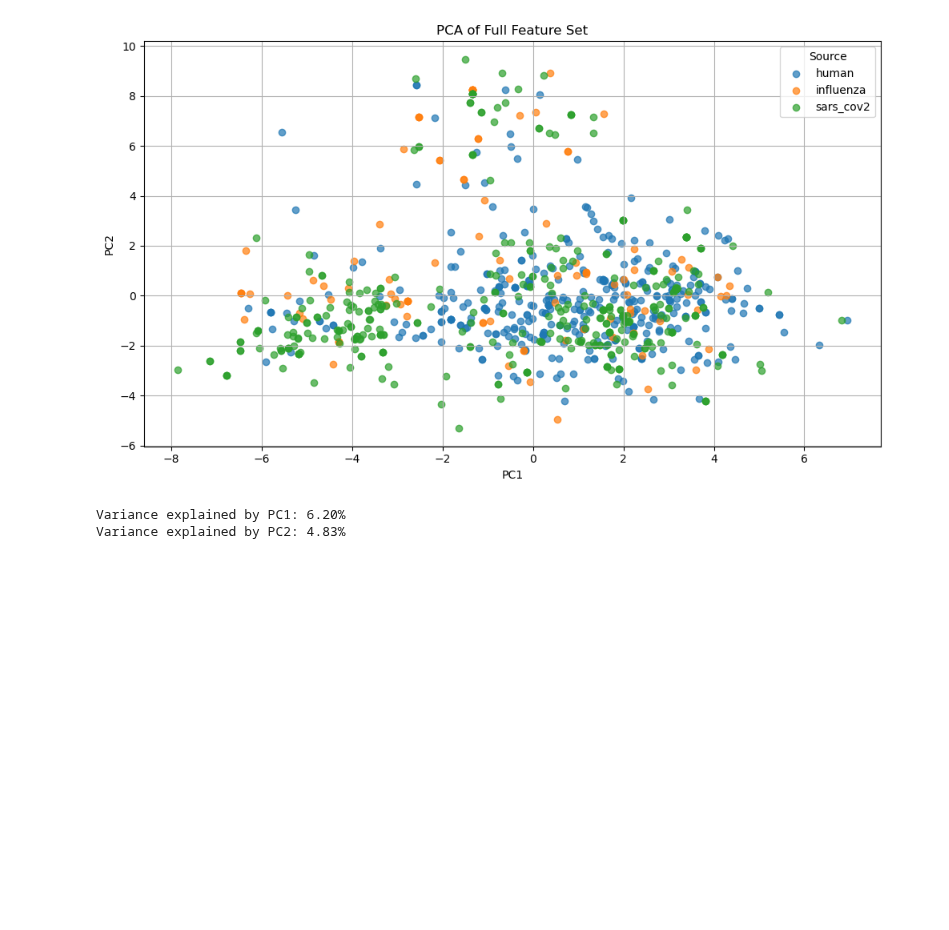
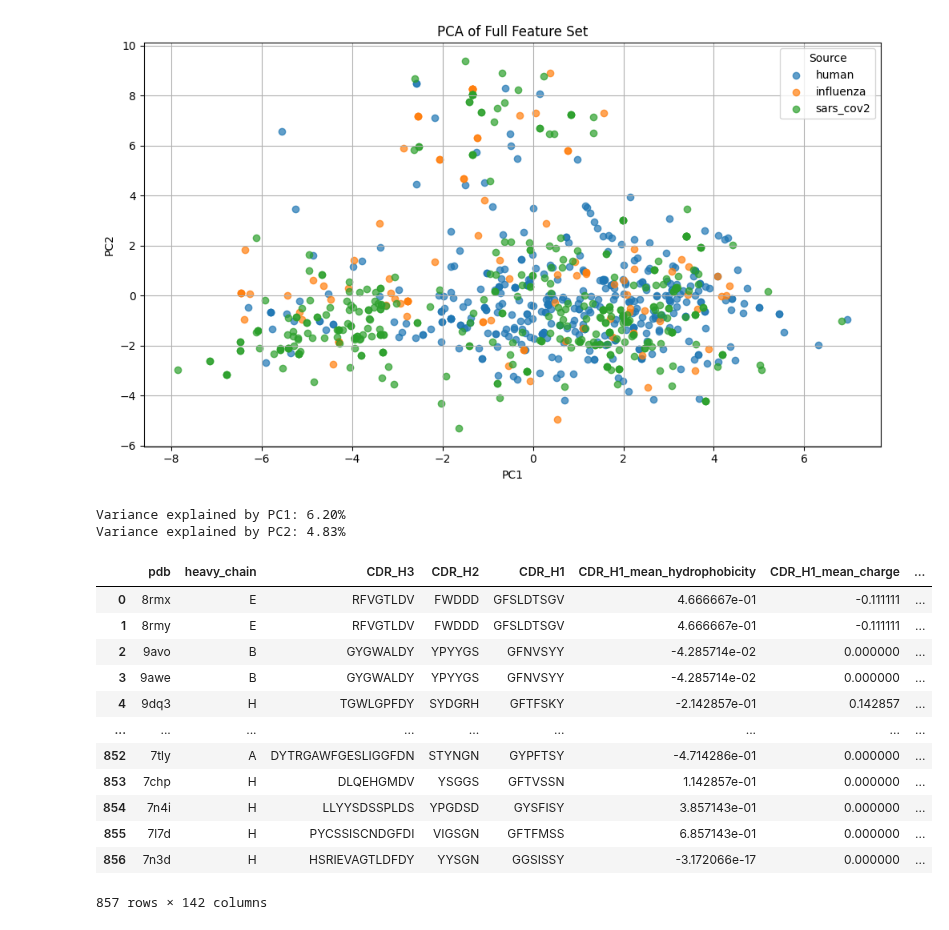
Before and after one commit to datascience-2025-group4/group04-team02, a Jupyter notebook: dataanalysis/05_PCA.ipynb, the cells around one changed output. Cells and saved outputs as stored; diff of their text form; code cells hidden in the pictures; blank space fills up the shorter version.

```diff
--- a/dataanalysis/05_PCA.ipynb
+++ b/dataanalysis/05_PCA.ipynb
@@ -50,3 +50,26 @@ print(f"Variance explained by PC2: {explained[1]:.2%}")
 [figure]
 Variance explained by PC1: 6.20%
 Variance explained by PC2: 4.83%
+# %%
+import pandas as pd
+
+# Beispiel: DataFrame laden
+df_nm = pd.read_csv("all_data_normalized.tsv", sep="\t")
+
+# Wir kombinieren alle 3 Sequenzen
+df_nm["CDR_all"] = df_nm["CDR_H1"].astype(str) + df_nm["CDR_H2"].astype(str) + df_nm["CDR_H3"].astype(str)
+df_nm
+# %% [output]
+|  | pdb | heavy_chain | CDR_H3 | CDR_H2 | CDR_H1 | CDR_H1_mean_hydrophobicity | CDR_H1_mean_charge | ... |
+| 0 | 8rmx | E | RFVGTLDV | FWDDD | GFSLDTSGV | 4.666667e-01 | -0.111111 | ... |
+| 1 | 8rmy | E | RFVGTLDV | FWDDD | GFSLDTSGV | 4.666667e-01 | -0.111111 | ... |
+| 2 | 9avo | B | GYGWALDY | YPYYGS | GFNVSYY | -4.285714e-02 | 0.000000 | ... |
+| 3 | 9awe | B | GYGWALDY | YPYYGS | GFNVSYY | -4.285714e-02 | 0.000000 | ... |
+| 4 | 9dq3 | H | TGWLGPFDY | SYDGRH | GFTFSKY | -2.142857e-01 | 0.142857 | ... |
+| ... | ... | ... | ... | ... | ... | ... | ... | ... |
+| 852 | 7tly | A | DYTRGAWFGESLIGGFDN | STYNGN | GYPFTSY | -4.714286e-01 | 0.000000 | ... |
+| 853 | 7chp | H | DLQEHGMDV | YSGGS | GFTVSSN | 1.142857e-01 | 0.000000 | ... |
+| 854 | 7n4i | H | LLYYSDSSPLDS | YPGDSD | GYSFISY | 3.857143e-01 | 0.000000 | ... |
+| 855 | 7l7d | H | PYCSSISCNDGFDI | VIGSGN | GFTFMSS | 6.857143e-01 | 0.000000 | ... |
+| 856 | 7n3d | H | HSRIEVAGTLDFDY | YYSGN | GGSISSY | -3.172066e-17 | 0.000000 | ... |
+857 rows × 142 columns
```
Also changed, not shown: parts of 4 cells of this notebook, 6 other files.
